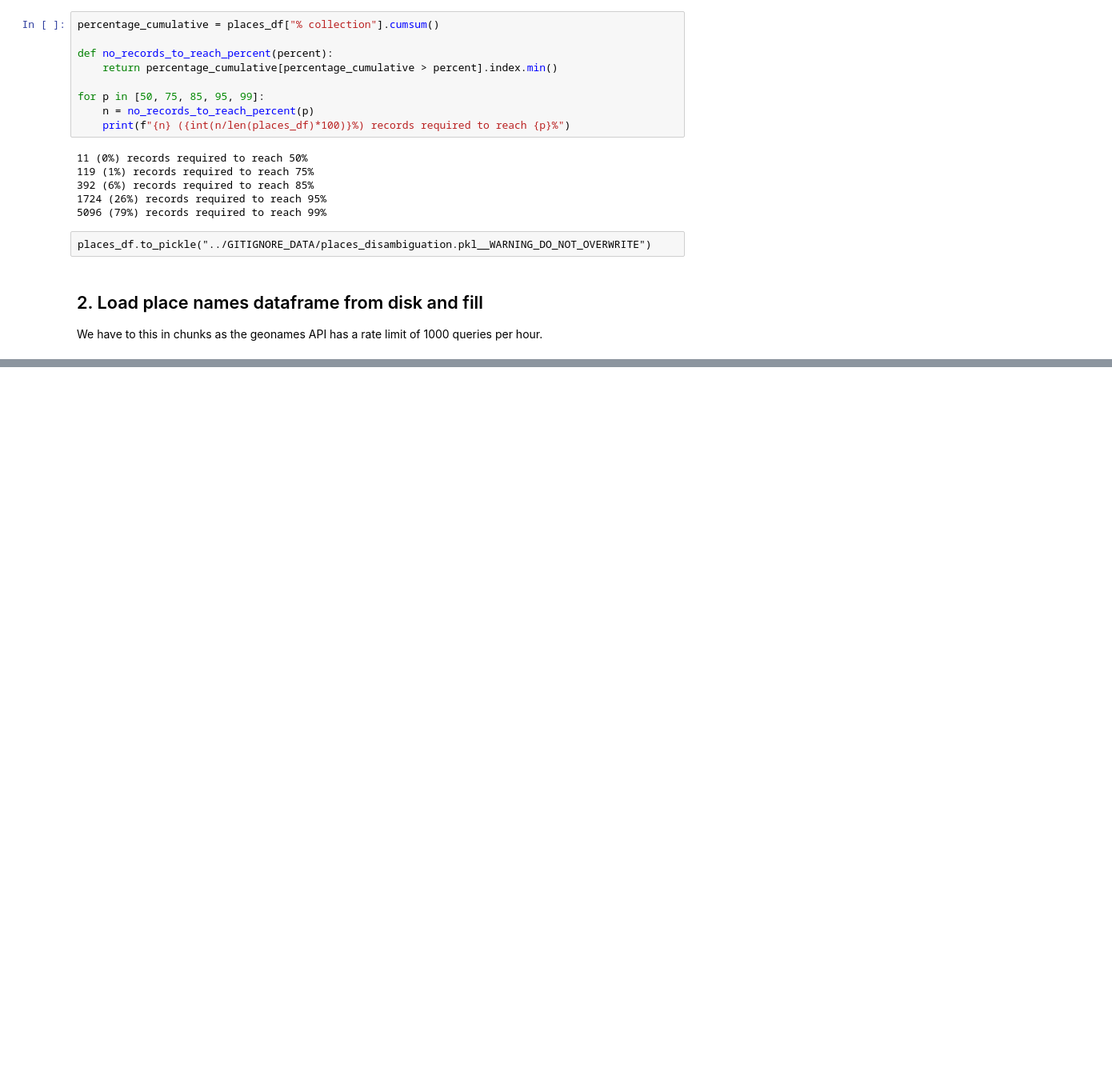
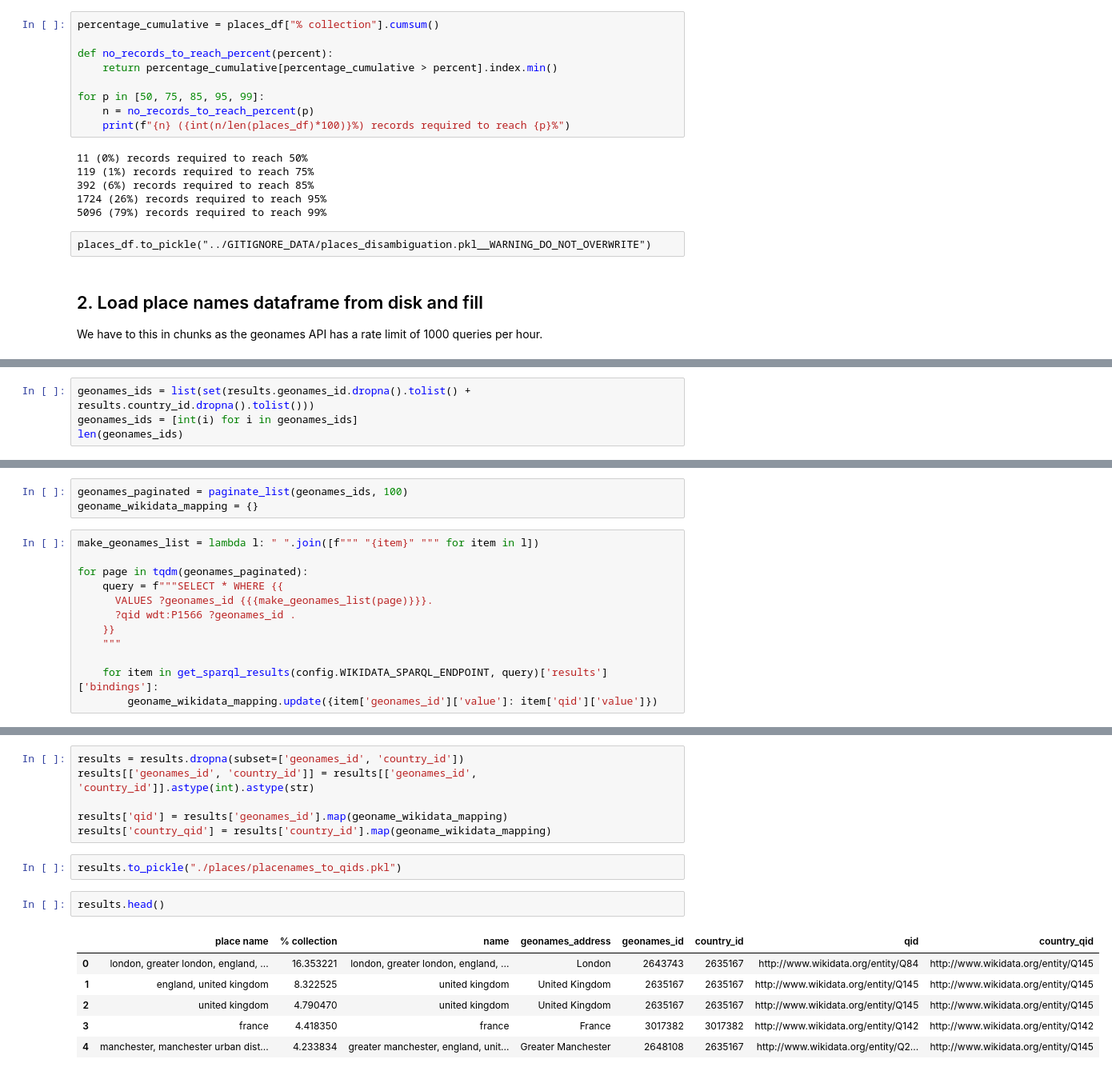
Before and after one commit to TheScienceMuseum/heritage-connector, a Jupyter notebook: experiments/disambiguating place names (geocoding).ipynb, the cells around one changed output, grey strips where cells are left out. Shown at 80% size. Drawn from its saved outputs; the diff is of its cells as text; blank space fills up the shorter version.

```diff
--- a/experiments/disambiguating place names (geocoding).ipynb
+++ b/experiments/disambiguating place names (geocoding).ipynb
@@ -144,0 +182,4 @@ Exception: Rate limit met. the hourly limit of 1000 credits for heritageconnecto
+# %%
+geonames_ids = list(set(results.geonames_id.dropna().tolist() + results.country_id.dropna().tolist()))
+geonames_ids = [int(i) for i in geonames_ids]
+len(geonames_ids)
@@ -144,0 +188,15 @@ Exception: Rate limit met. the hourly limit of 1000 credits for heritageconnecto
+# %%
+geonames_paginated = paginate_list(geonames_ids, 100)
+geoname_wikidata_mapping = {}
+# %%
+make_geonames_list = lambda l: " ".join([f""" "{item}" """ for item in l])
+
+for page in tqdm(geonames_paginated):
+    query = f"""SELECT * WHERE {{
+      VALUES ?geonames_id {{{make_geonames_list(page)}}}.
+      ?qid wdt:P1566 ?geonames_id .
+    }}
+    """
+
+    for item in get_sparql_results(config.WIKIDATA_SPARQL_ENDPOINT, query)['results']['bindings']:
+        geoname_wikidata_mapping.update({item['geonames_id']['value']: item['qid']['value']})
@@ -144,0 +223,17 @@ Exception: Rate limit met. the hourly limit of 1000 credits for heritageconnecto
+# %%
+results = results.dropna(subset=['geonames_id', 'country_id'])
+results[['geonames_id', 'country_id']] = results[['geonames_id', 'country_id']].astype(int).astype(str)
+
+results['qid'] = results['geonames_id'].map(geoname_wikidata_mapping)
+results['country_qid'] = results['country_id'].map(geoname_wikidata_mapping)
+# %%
+results.to_pickle("./places/placenames_to_qids.pkl")
+# %%
+results.head()
+# %% [output]
+|  | place name | % collection | name | geonames_address | geonames_id | country_id | qid | country_qid |
+| 0 | london, greater london, england, ... | 16.353221 | london, greater london, england, ... | London | 2643743 | 2635167 | http://www.wikidata.org/entity/Q84 | http://www.wikidata.org/entity/Q145 |
+| 1 | england, united kingdom | 8.322525 | united kingdom | United Kingdom | 2635167 | 2635167 | http://www.wikidata.org/entity/Q145 | http://www.wikidata.org/entity/Q145 |
+| 2 | united kingdom | 4.790470 | united kingdom | United Kingdom | 2635167 | 2635167 | http://www.wikidata.org/entity/Q145 | http://www.wikidata.org/entity/Q145 |
+| 3 | france | 4.418350 | france | France | 3017382 | 3017382 | http://www.wikidata.org/entity/Q142 | http://www.wikidata.org/entity/Q142 |
+| 4 | manchester, manchester urban dist... | 4.233834 | greater manchester, england, unit... | Greater Manchester | 2648108 | 2635167 | http://www.wikidata.org/entity/Q2... | http://www.wikidata.org/entity/Q145 |
```
Also changed, not shown: parts of 11 cells of this notebook, 1 other file.
